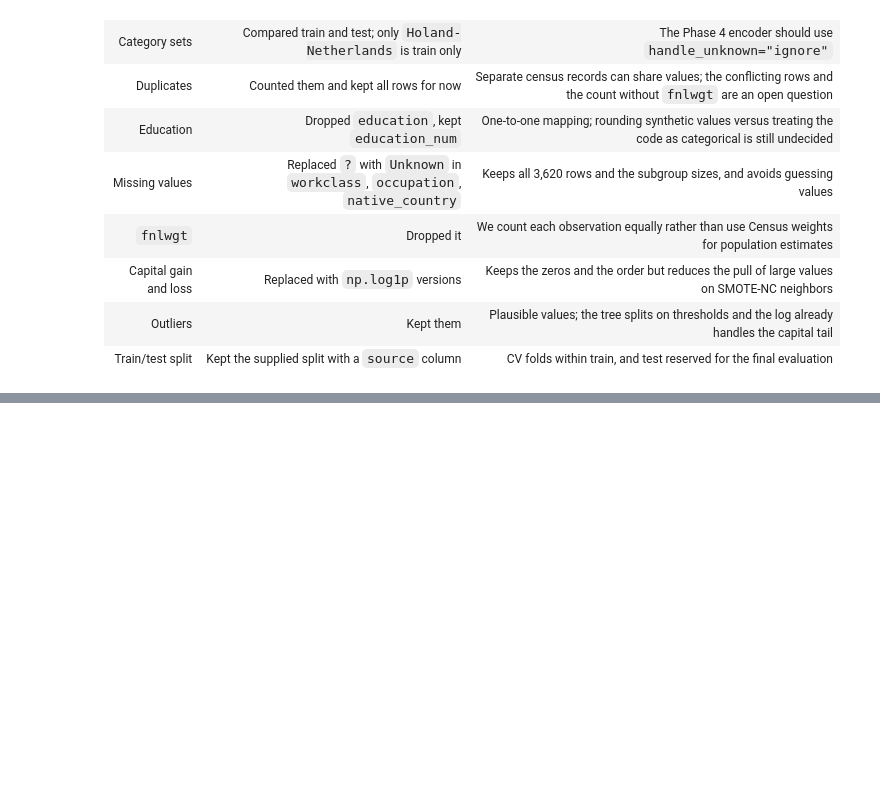
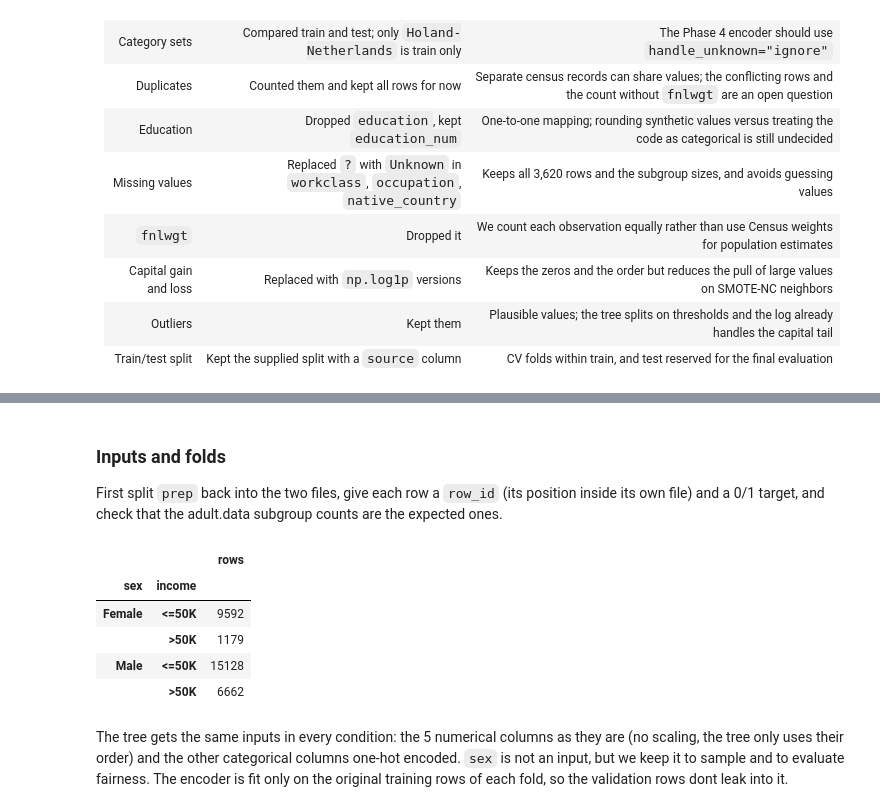
Before and after one commit to jessicabrinegar/data-mining-project, a Jupyter notebook: Phase3_EDA_Brinegar.ipynb, the cells around one changed output, grey strips where cells are left out. Saved outputs shown, nothing was run; the diff lists cells and outputs as text; code cells hidden in the pictures; blank space fills up the shorter version.

```diff
--- a/Phase3_EDA_Brinegar.ipynb
+++ b/Phase3_EDA_Brinegar.ipynb
@@ -921,0 +928,40 @@ The prepared data has `48,842` rows and 14 columns: 5 numerical predictors, 7 ca
+# %% [markdown]
+### Inputs and folds
+
+First split `prep` back into the two files, give each row a `row_id` (its position inside its own file) and a 0/1 target, and check that the adult.data subgroup counts are the expected ones.
+# %%
+from pathlib import Path
+
+# Train rows come first in prep because of the concat at the top
+train_df = prep[prep["source"] == "train"].copy()
+test_df = prep[prep["source"] == "test"].copy()
+
+train_df["row_id"] = train_df.index
+test_df["row_id"] = test_df.index - len(adult_train)
+assert train_df["row_id"].tolist() == list(range(32561))
+assert test_df["row_id"].tolist() == list(range(16281))
+
+# 1 means >50K, the favorable outcome
+for data in [train_df, test_df]:
+    data["y"] = (data["income"] == ">50K").astype(int)
+
+train_counts = train_df.groupby(["sex", "income"]).size()
+display(train_counts.to_frame("rows"))
+assert train_counts.to_dict() == {
+    ("Female", "<=50K"): 9592,
+    ("Female", ">50K"): 1179,
+    ("Male", "<=50K"): 15128,
+    ("Male", ">50K"): 6662
+}
+
+OUTPUT_DIR = Path("outputs")
+OUTPUT_DIR.mkdir(exist_ok=True)
+# %% [output]
+|  |  | rows |
+| sex | income |  |
+| Female | <=50K | 9592 |
+|  | >50K | 1179 |
+| Male | <=50K | 15128 |
+|  | >50K | 6662 |
+# %% [markdown]
+The tree gets the same inputs in every condition: the 5 numerical columns as they are (no scaling, the tree only uses their order) and the other categorical columns one-hot encoded. `sex` is not an input, but we keep it to sample and to evaluate fairness. The encoder is fit only on the original training rows of each fold, so the validation rows dont leak into it.
```
Also changed, not shown: parts of 6 cells of this notebook, 3 other files.
